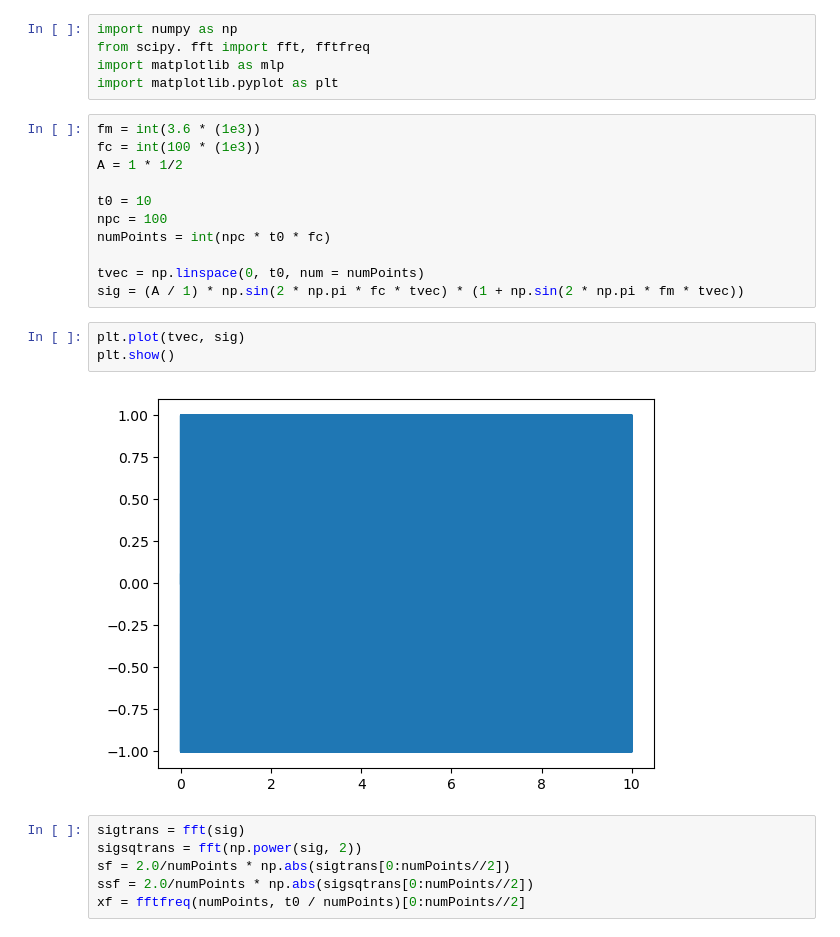
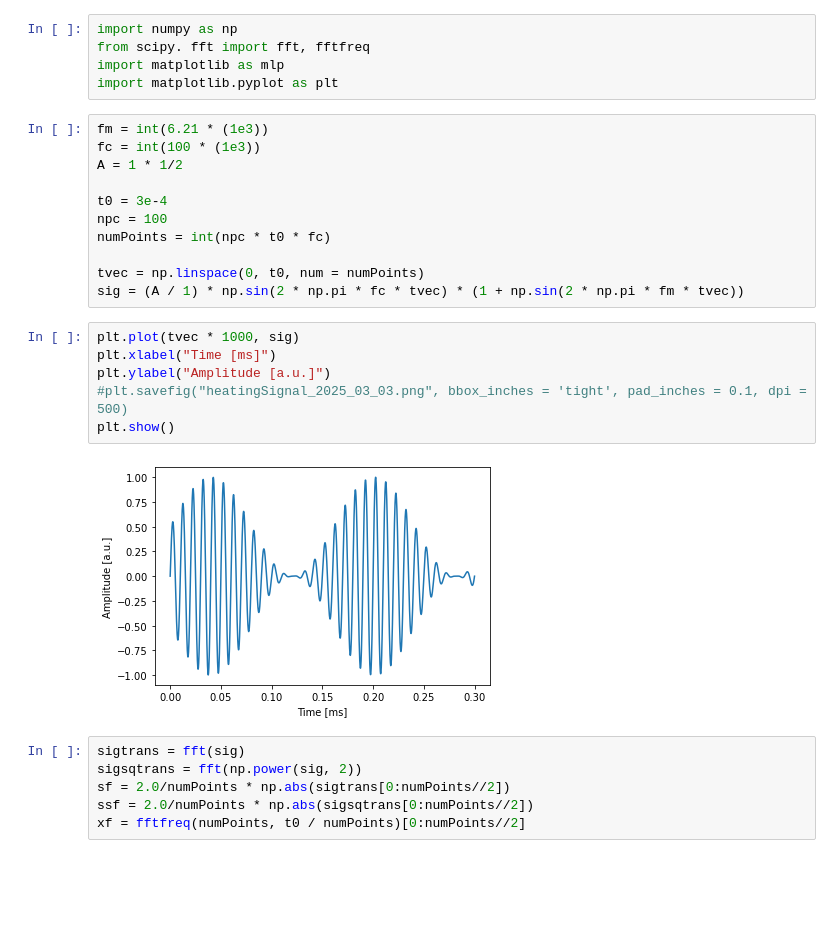
Before and after one commit to eelyon/LyonLabCodebase, a Jupyter notebook: miscCalcs/fourierComponentResThermo/fcrt.ipynb, the cells around one changed output. Cells and saved outputs as stored; diff of their text form; blank space fills up the shorter version.

Commit message:
misc calcs plotting

```diff
--- a/miscCalcs/fourierComponentResThermo/fcrt.ipynb
+++ b/miscCalcs/fourierComponentResThermo/fcrt.ipynb
@@ -4,21 +4,24 @@ from scipy. fft import fft, fftfreq
 import matplotlib as mlp
 import matplotlib.pyplot as plt
 # %%
-fm = int(3.6 * (1e3))
+fm = int(6.21 * (1e3))
 fc = int(100 * (1e3))
 A = 1 * 1/2
 
-t0 = 10
+t0 = 3e-4
 npc = 100
 numPoints = int(npc * t0 * fc)
 
 tvec = np.linspace(0, t0, num = numPoints)
 sig = (A / 1) * np.sin(2 * np.pi * fc * tvec) * (1 + np.sin(2 * np.pi * fm * tvec))
-# %%
-plt.plot(tvec, sig)
-plt.show()
-# %% [output]
-[figure, removed]
+# %%
+plt.plot(tvec * 1000, sig)
+plt.xlabel("Time [ms]")
+plt.ylabel("Amplitude [a.u.]")
+#plt.savefig("heatingSignal_2025_03_03.png", bbox_inches = 'tight', pad_inches = 0.1, dpi = 500)
+plt.show()
+# %% [output]
+[figure, added]
 # %%
 sigtrans = fft(sig)
 sigsqtrans = fft(np.power(sig, 2))
```
Also changed, not shown: 1 other file.
